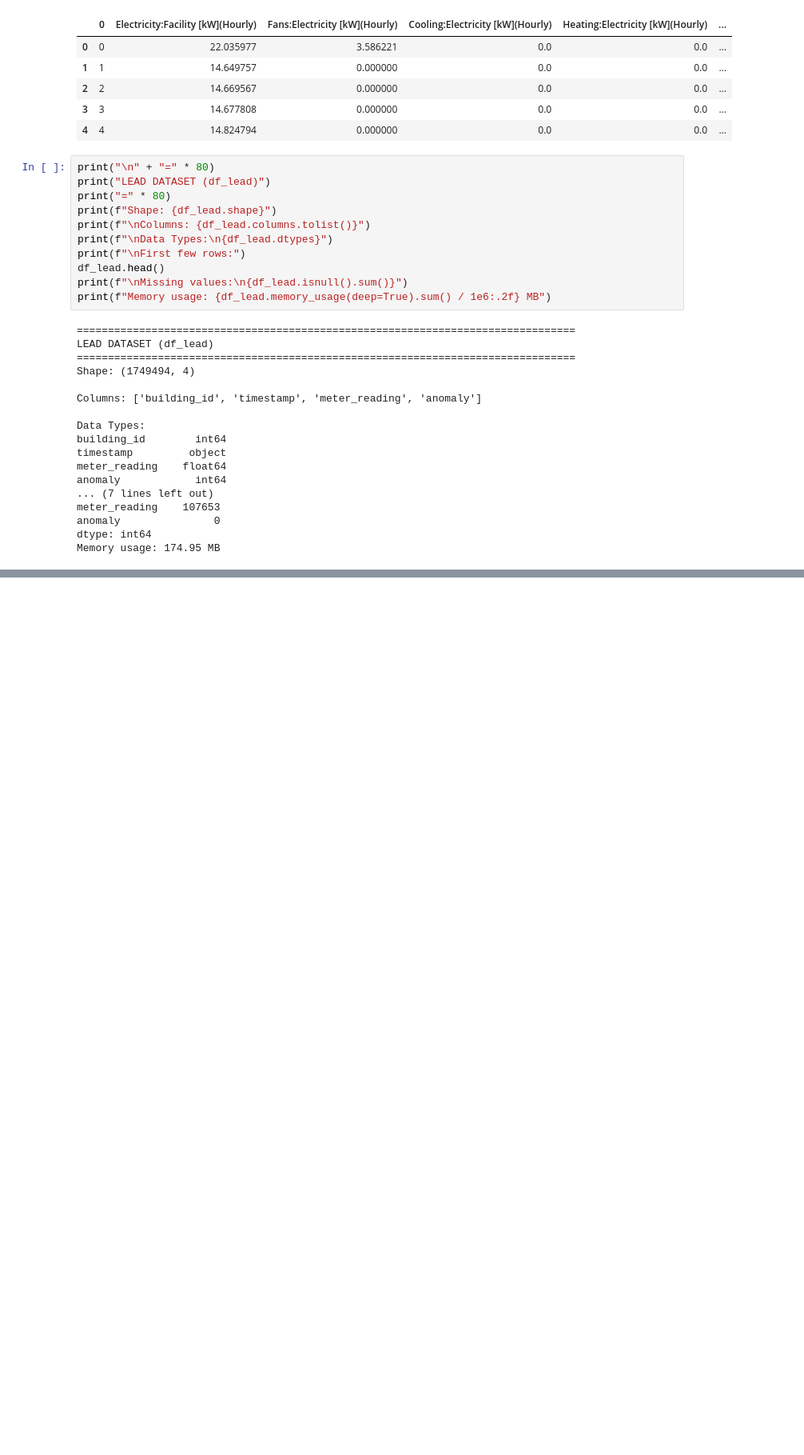
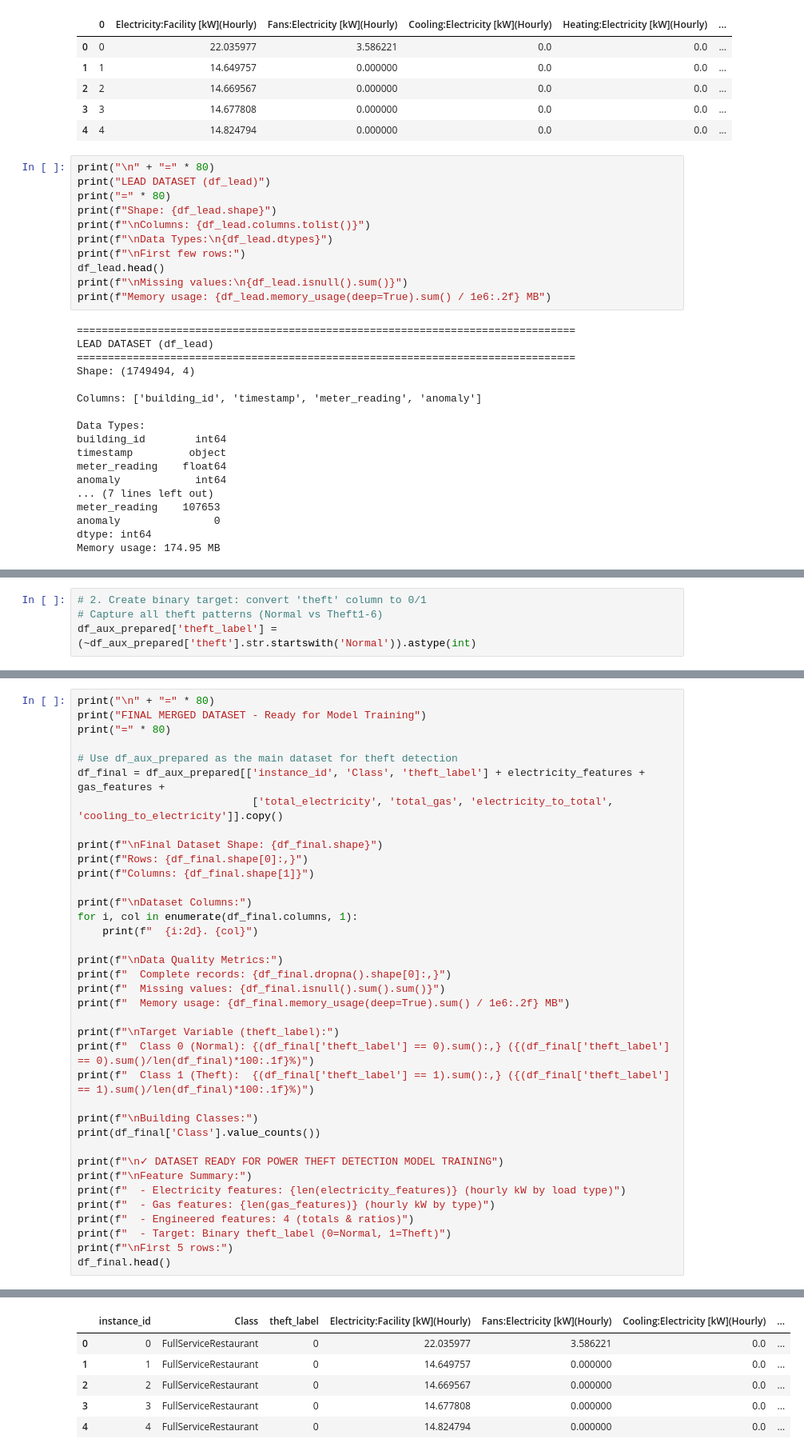
Before and after one commit to Vincent-Muteti/Energy-Anomaly-Power-Theft-Detection-System-, a Jupyter notebook: Felo.ipynb, the cells around one changed output, grey strips where cells are left out. Shown at 80% size. Cells and saved outputs as stored; diff of their text form; blank space fills up the shorter version.

```diff
--- a/Felo.ipynb
+++ b/Felo.ipynb
@@ -815,0 +818,4 @@ Basic statistics:
+# %%
+# 2. Create binary target: convert 'theft' column to 0/1
+# Capture all theft patterns (Normal vs Theft1-6)
+df_aux_prepared['theft_label'] = (~df_aux_prepared['theft'].str.startswith('Normal')).astype(int)
@@ -815,0 +879,38 @@ Basic statistics:
+# %%
+print("\n" + "=" * 80)
+print("FINAL MERGED DATASET - Ready for Model Training")
+print("=" * 80)
+
+# Use df_aux_prepared as the main dataset for theft detection
+df_final = df_aux_prepared[['instance_id', 'Class', 'theft_label'] + electricity_features + gas_features +
+                            ['total_electricity', 'total_gas', 'electricity_to_total', 'cooling_to_electricity']].copy()
+
+print(f"\nFinal Dataset Shape: {df_final.shape}")
+print(f"Rows: {df_final.shape[0]:,}")
+print(f"Columns: {df_final.shape[1]}")
+
+print(f"\nDataset Columns:")
+for i, col in enumerate(df_final.columns, 1):
+    print(f"  {i:2d}. {col}")
+
+print(f"\nData Quality Metrics:")
+print(f"  Complete records: {df_final.dropna().shape[0]:,}")
+print(f"  Missing values: {df_final.isnull().sum().sum()}")
+print(f"  Memory usage: {df_final.memory_usage(deep=True).sum() / 1e6:.2f} MB")
+
+print(f"\nTarget Variable (theft_label):")
+print(f"  Class 0 (Normal): {(df_final['theft_label'] == 0).sum():,} ({(df_final['theft_label'] == 0).sum()/len(df_final)*100:.1f}%)")
+print(f"  Class 1 (Theft):  {(df_final['theft_label'] == 1).sum():,} ({(df_final['theft_label'] == 1).sum()/len(df_final)*100:.1f}%)")
+
+print(f"\nBuilding Classes:")
+print(df_final['Class'].value_counts())
+
+print(f"\n✓ DATASET READY FOR POWER THEFT DETECTION MODEL TRAINING")
+print(f"\nFeature Summary:")
+print(f"  - Electricity features: {len(electricity_features)} (hourly kW by load type)")
+print(f"  - Gas features: {len(gas_features)} (hourly kW by type)")
+print(f"  - Engineered features: 4 (totals & ratios)")
+print(f"  - Target: Binary theft_label (0=Normal, 1=Theft)")
+print(f"\nFirst 5 rows:")
+df_final.head()
+# %% [output]
@@ -815,0 +934,6 @@ Basic statistics:
+|  | instance_id | Class | theft_label | Electricity:Facility [kW](Hourly) | Fans:Electricity [kW](Hourly) | Cooling:Electricity [kW](Hourly) | ... |
+| 0 | 0 | FullServiceRestaurant | 0 | 22.035977 | 3.586221 | 0.0 | ... |
+| 1 | 1 | FullServiceRestaurant | 0 | 14.649757 | 0.000000 | 0.0 | ... |
+| 2 | 2 | FullServiceRestaurant | 0 | 14.669567 | 0.000000 | 0.0 | ... |
+| 3 | 3 | FullServiceRestaurant | 0 | 14.677808 | 0.000000 | 0.0 | ... |
+| 4 | 4 | FullServiceRestaurant | 0 | 14.824794 | 0.000000 | 0.0 | ... |
```
Also changed, not shown: parts of 4 cells of this notebook.
